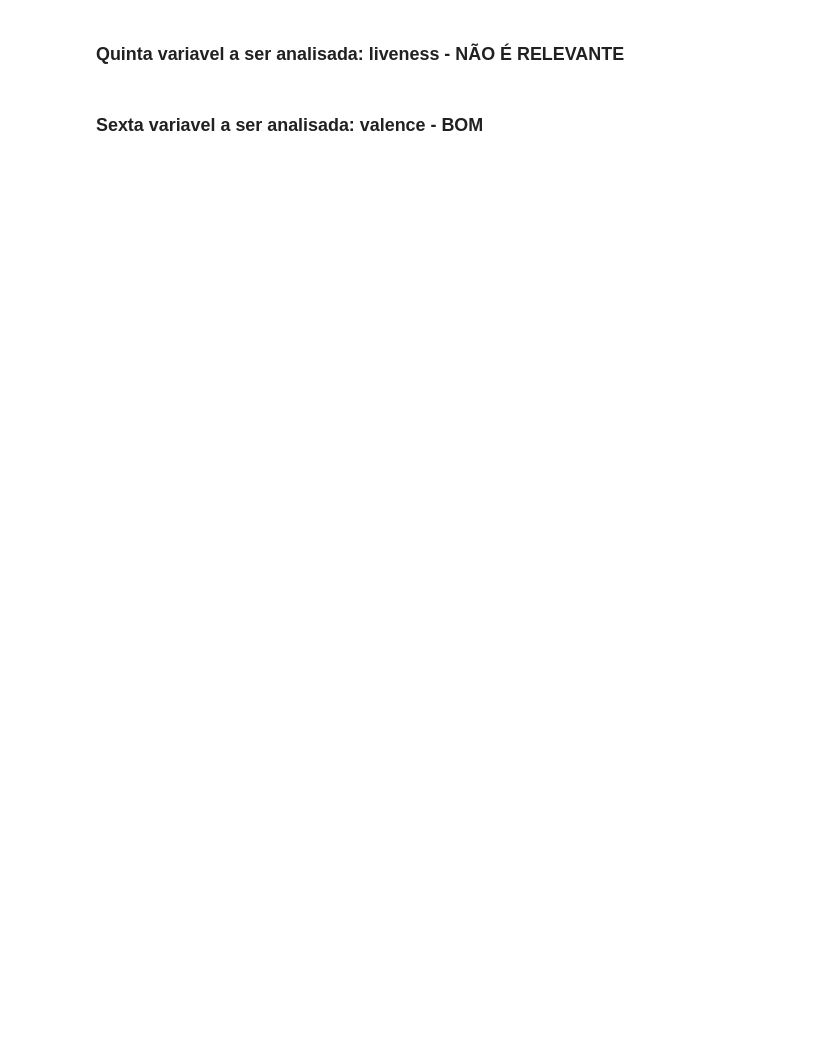
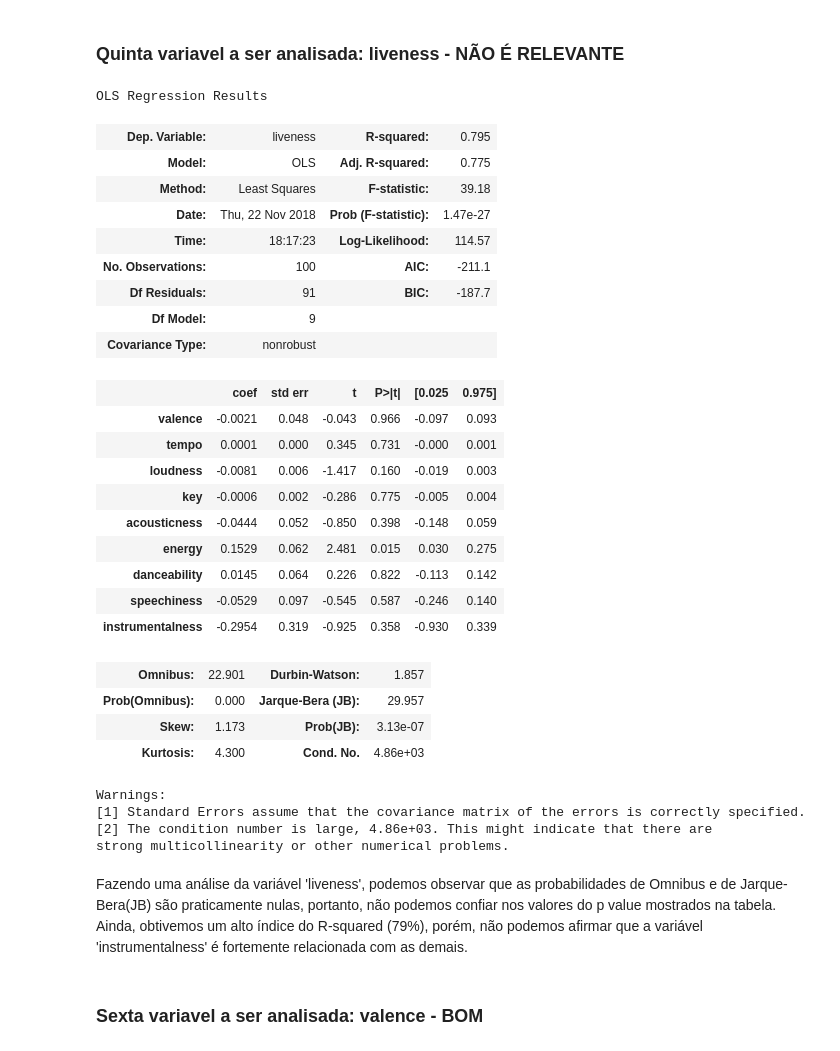
Before and after one commit to Vitoriaao/Vitoria-Bia---CDD, a Jupyter notebook: Projeto 3/Projeto 3.ipynb, the cells around one changed output. Cells and saved outputs as stored; diff of their text form; code cells hidden in the pictures; blank space fills up the shorter version.

```diff
--- a/Projeto 3/Projeto 3.ipynb
+++ b/Projeto 3/Projeto 3.ipynb
@@ -178,5 +207,34 @@ quant5 = [ 'valence', 'tempo', 'loudness','key','acousticness', 'energy', 'dance
 # %%
 quant5_x = quant5.copy()
 # %%
-re = regre(dados.loc[:, quant5], dados.liveness)
-re.summary()
+re5 = regre(dados.loc[:, quant5], dados.liveness)
+re5.summary()
+# %% [output]
+OLS Regression Results
+| Dep. Variable: | liveness | R-squared: | 0.795 |
+| Model: | OLS | Adj. R-squared: | 0.775 |
+| Method: | Least Squares | F-statistic: | 39.18 |
+| Date: | Thu, 22 Nov 2018 | Prob (F-statistic): | 1.47e-27 |
+| Time: | 18:17:23 | Log-Likelihood: | 114.57 |
+| No. Observations: | 100 | AIC: | -211.1 |
+| Df Residuals: | 91 | BIC: | -187.7 |
+| Df Model: | 9 |  |  |
+| Covariance Type: | nonrobust |  |  |
+|  | coef | std err | t | P>|t| | [0.025 | 0.975] |
+| valence | -0.0021 | 0.048 | -0.043 | 0.966 | -0.097 | 0.093 |
+| tempo | 0.0001 | 0.000 | 0.345 | 0.731 | -0.000 | 0.001 |
+| loudness | -0.0081 | 0.006 | -1.417 | 0.160 | -0.019 | 0.003 |
+| key | -0.0006 | 0.002 | -0.286 | 0.775 | -0.005 | 0.004 |
+| acousticness | -0.0444 | 0.052 | -0.850 | 0.398 | -0.148 | 0.059 |
+| energy | 0.1529 | 0.062 | 2.481 | 0.015 | 0.030 | 0.275 |
+| danceability | 0.0145 | 0.064 | 0.226 | 0.822 | -0.113 | 0.142 |
+| speechiness | -0.0529 | 0.097 | -0.545 | 0.587 | -0.246 | 0.140 |
+| instrumentalness | -0.2954 | 0.319 | -0.925 | 0.358 | -0.930 | 0.339 |
+| Omnibus: | 22.901 | Durbin-Watson: | 1.857 |
+| Prob(Omnibus): | 0.000 | Jarque-Bera (JB): | 29.957 |
+| Skew: | 1.173 | Prob(JB): | 3.13e-07 |
+| Kurtosis: | 4.300 | Cond. No. | 4.86e+03 |
+Warnings:
+[1] Standard Errors assume that the covariance matrix of the errors is correctly specified.
+[2] The condition number is large, 4.86e+03. This might indicate that there are
+strong multicollinearity or other numerical problems.
@@ -185,3 +241,5 @@ probplot(dados.liveness, dist='norm', plot=plt);
+# %% [markdown]
+Fazendo uma análise da variável 'liveness', podemos observar que as probabilidades de Omnibus e de Jarque-Bera(JB) são praticamente nulas, portanto, não podemos confiar nos valores do p value mostrados na tabela. Ainda, obtivemos um alto índice do R-squared (79%), porém, não podemos afirmar que a variável 'instrumentalness' é fortemente relacionada com as demais.
 # %% [markdown]
 ### Sexta variavel a ser analisada: valence - BOM
 # %%
```
Also changed, not shown: parts of 22 cells of this notebook.
